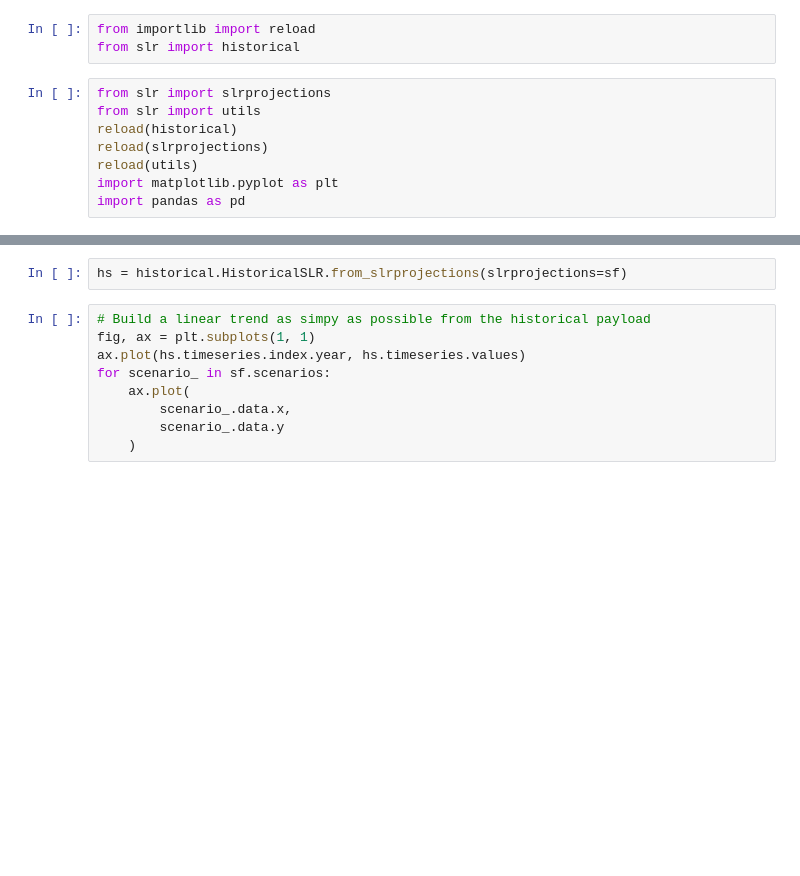
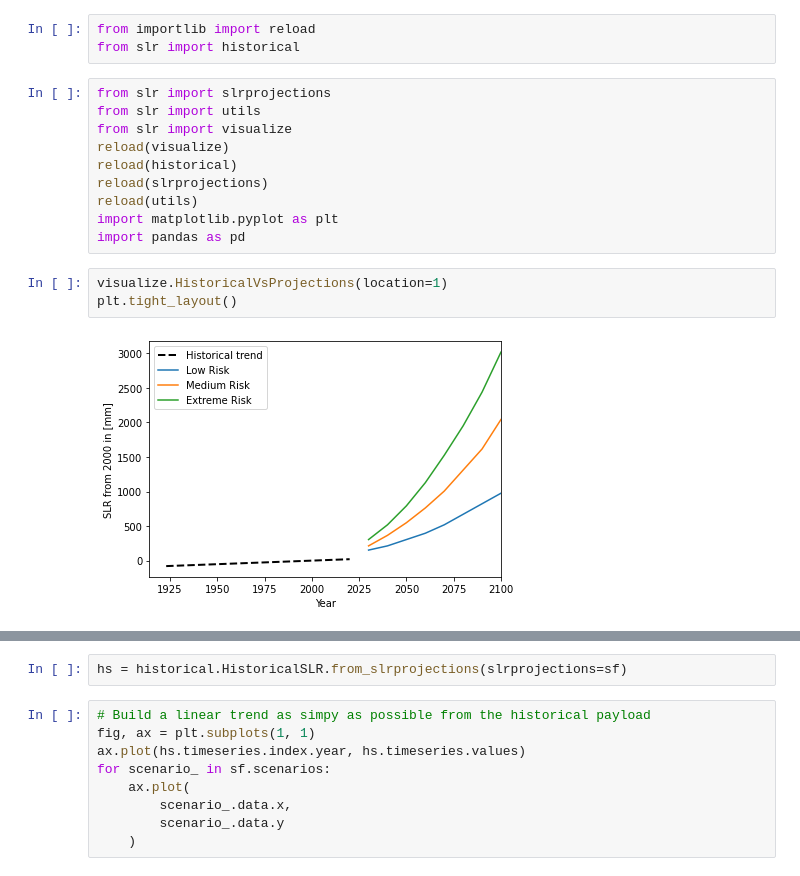
Before and after one commit to jtoilliez/slr, a Jupyter notebook: notebooks/historical.ipynb, the cells around one changed output, grey strips where cells are left out. Cells and saved outputs as stored; diff of their text form; blank space fills up the shorter version.

```diff
--- a/notebooks/historical.ipynb
+++ b/notebooks/historical.ipynb
@@ -4,11 +4,18 @@ from slr import historical
 # %%
 from slr import slrprojections
 from slr import utils
+from slr import visualize
+reload(visualize)
 reload(historical)
 reload(slrprojections)
 reload(utils)
 import matplotlib.pyplot as plt
 import pandas as pd
+# %%
+visualize.HistoricalVsProjections(location=1)
+plt.tight_layout()
+# %% [output]
+[figure, added]
 # %%
 utils._validate_location(location=0)
 # %% [output]
```
Also changed, not shown: parts of 4 cells of this notebook, 1 other file.
